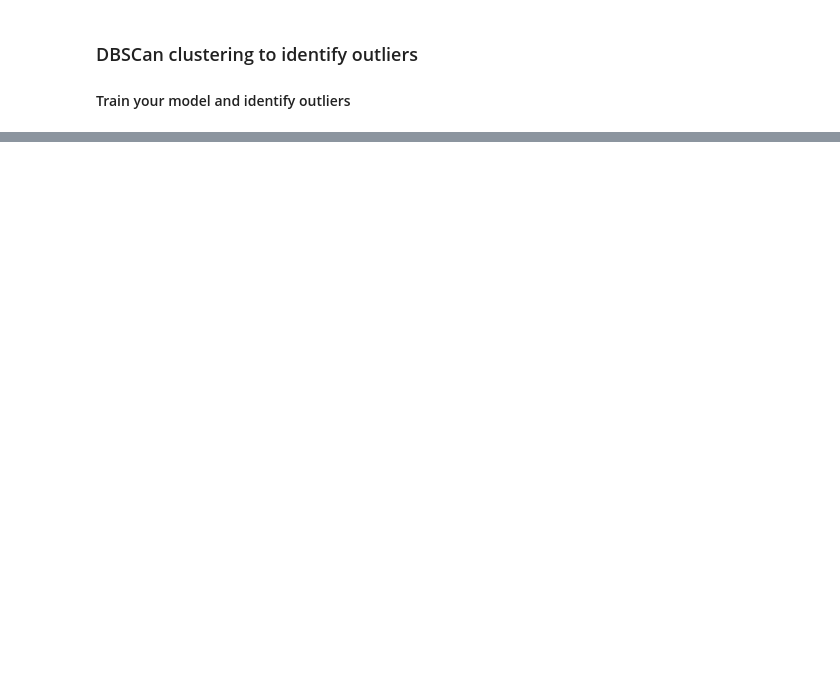
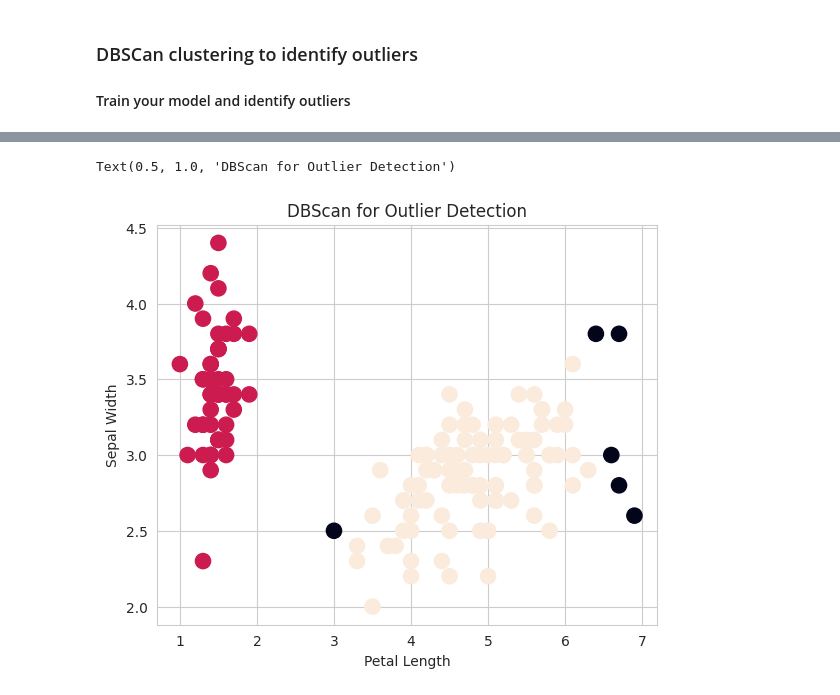
Before and after one commit to LinkedInLearning/python-for-data-science-and-machine-learning-essential-training-part-2-3016934, a Jupyter notebook: notebooks/03_03_b.ipynb, the cells around one changed output, grey strips where cells are left out. Saved outputs shown, nothing was run; the diff lists cells and outputs as text; code cells hidden in the pictures; blank space fills up the shorter version.

```diff
--- a/notebooks/03_03_b.ipynb
+++ b/notebooks/03_03_b.ipynb
@@ -18,3 +17,10 @@ sns.set_style("whitegrid")
 # %% [markdown]
 ### DBSCan clustering to identify outliers
 #### Train your model and identify outliers
+# %%
+df = pd.read_csv(filepath_or_buffer='/workspaces/python-for-data-science-and-machine-learning-essential-training-part-2-3016934/data/iris.data.csv', header=None, sep=',')
+
+df.columns = ['Sepal Length','Sepal Width','Petal Length','Petal Width','Species']
+data = df.iloc[:,0:4].values
+target = df.iloc[:,4].values
+df[:5]
@@ -20,0 +34,3 @@ sns.set_style("whitegrid")
+# %%
+model = DBSCAN(eps=0.8, min_samples=19).fit(data)
+print(model)
@@ -20,0 +53,13 @@ sns.set_style("whitegrid")
+# %%
+fig = plt.figure()
+ax = fig.add_axes([.1,.1,1,1])
+
+colors = model.labels_
+
+ax.scatter(data[:,2], data[:,1], c=colors, s=120)
+ax.set_xlabel('Petal Length')
+ax.set_ylabel('Sepal Width')
+plt.title('DBScan for Outlier Detection')
+# %% [output]
+Text(0.5, 1.0, 'DBScan for Outlier Detection')
+[figure, added]
```
Also changed, not shown: parts of 5 cells of this notebook.
